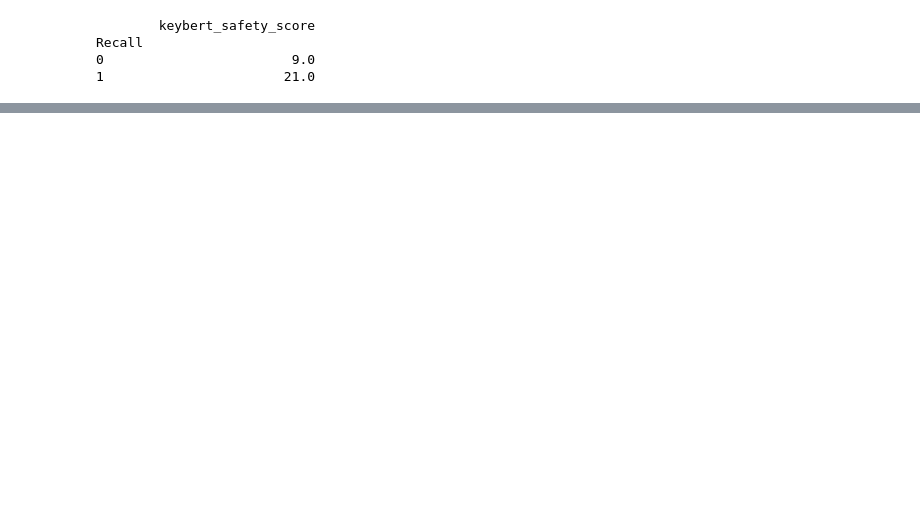
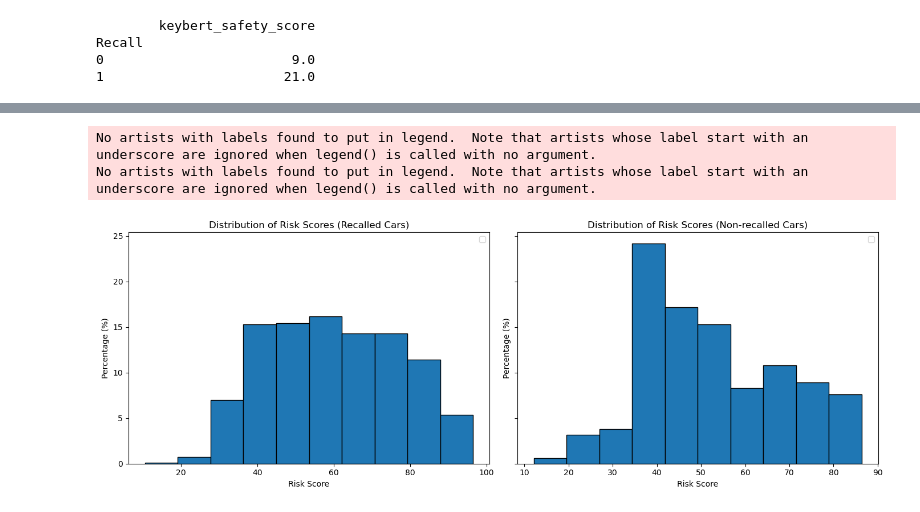
Before and after one commit to Shak789/Car-Recall, a Jupyter notebook: Car Recall Notebook.ipynb, the cells around one changed output, grey strips where cells are left out. Cells and saved outputs as stored; diff of their text form; code cells hidden in the pictures; blank space fills up the shorter version.

```diff
--- a/Car Recall Notebook.ipynb
+++ b/Car Recall Notebook.ipynb
@@ -930,0 +968,32 @@ result.to_csv("result.csv")
+# %%
+recalled = complaint_recall_test[complaint_recall_test['Recall'] == 1]
+nonrecalled = complaint_recall_test[complaint_recall_test['Recall'] == 0]
+
+recalled['Score'] = recalled['Probability_Recall'] * 100
+nonrecalled['Score'] = nonrecalled['Probability_Recall'] * 100
+
+fig, axes = plt.subplots(1, 2, figsize=(14, 5), sharey=True)
+
+weights_recalled = np.ones(len(recalled)) / len(recalled) * 100
+
+axes[0].hist(recalled['Score'], bins=10, weights = weights_recalled,  edgecolor='black')
+axes[0].set_xlabel('Risk Score')
+axes[0].set_ylabel('Percentage (%)')
+axes[0].set_title('Distribution of Risk Scores (Recalled Cars)')
+axes[0].legend()
+
+weights_nonrecalled = np.ones(len(nonrecalled)) / len(nonrecalled) * 100
+
+axes[1].hist(nonrecalled['Score'], bins=10, weights = weights_nonrecalled, edgecolor='black')
+axes[1].set_xlabel('Risk Score')
+axes[1].set_ylabel('Percentage (%)')
+axes[1].set_title('Distribution of Risk Scores (Non-recalled Cars)')
+axes[1].legend()
+
+
+plt.tight_layout()
+plt.show()
+# %% [output]
+No artists with labels found to put in legend.  Note that artists whose label start with an underscore are ignored when legend() is called with no argument.
+No artists with labels found to put in legend.  Note that artists whose label start with an underscore are ignored when legend() is called with no argument.
+[figure, added]
```
Also changed, not shown: parts of 77 cells of this notebook, 12 other files.
